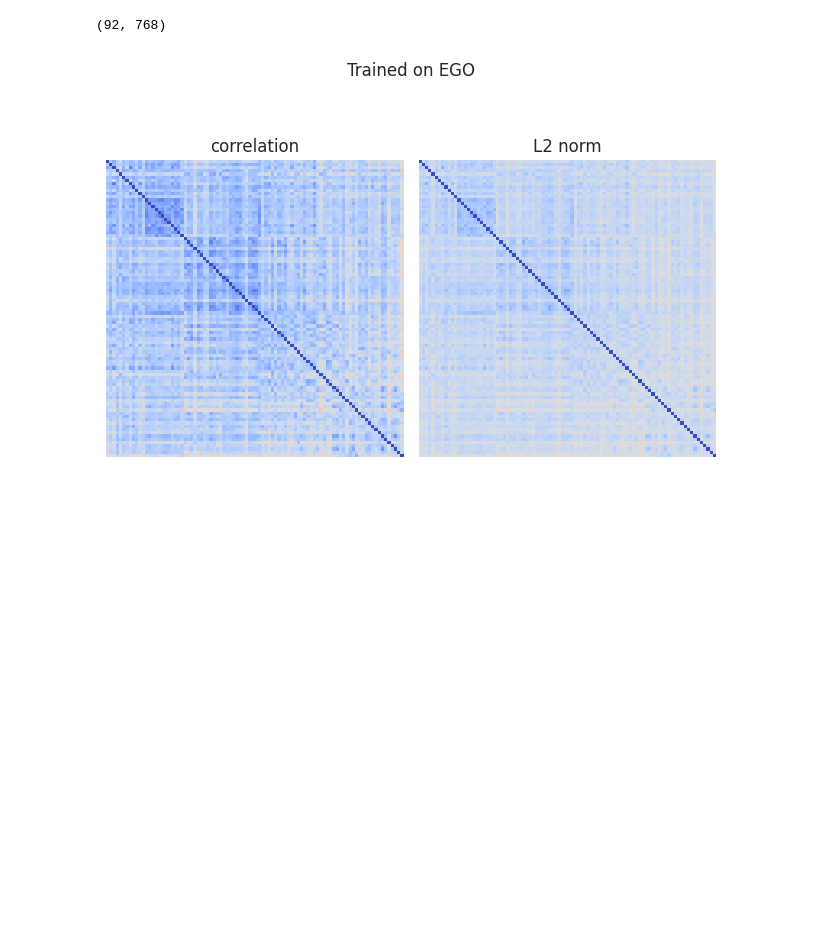
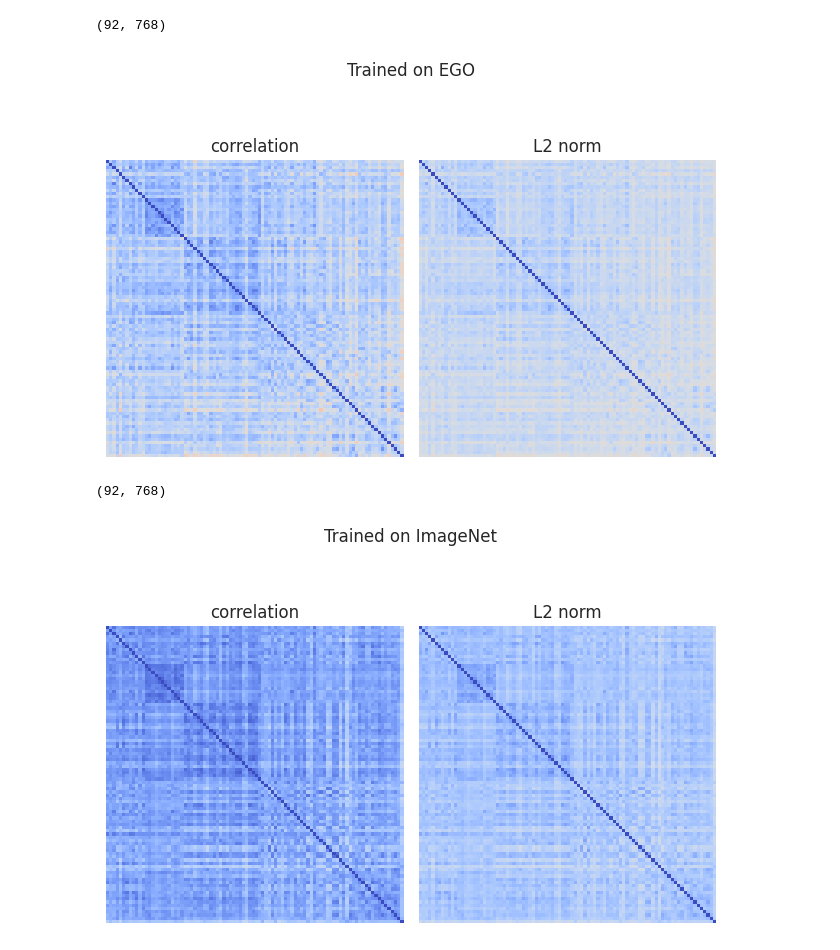
Before and after one commit to AlbanFlachot/SAYCam_Vs_EGO4D, a Jupyter notebook: Similarity_Analysis.ipynb, the cells around one changed output. Saved outputs shown, nothing was run; the diff lists cells and outputs as text; code cells hidden in the pictures; blank space fills up the shorter version.

Commit message:
Added ImageNet

```diff
--- a/Similarity_Analysis.ipynb
+++ b/Similarity_Analysis.ipynb
@@ -366,3 +367,63 @@ plt.show()
 fig.savefig('figures/RDM_ego.png', dpi=300, bbox_inches='tight')
 # %% [output]
 [figure]
+# %%
+### Paths to activations EGO
+path2activations = '/data/alban/activations/imagenet_hmIT_stimuli'
+cls_token = list()
+patch_token = list()
+for i, im in enumerate(listimages):
+    cls_token.append(np.load(join(path2activations, f'cls_token_{im[:-4]}.npy')))
+    patch_token.append(np.load(join(path2activations, f'patch_token_{im[:-4]}.npy')))
+cls_token = np.array(cls_token)
+patch_token = np.array(patch_token).reshape(3,-1)
+cls_token.shape
+# %% [output]
+(92, 768)
+# %%
+### Similarity matrices according to both metrics
+
+corr_cls = np.corrcoef(cls_token)
+corr_patch = np.corrcoef(patch_token)
+
+l2_cls = similarity_L2norm(cls_token)
+l2_patch = similarity_L2norm(patch_token)
+# %%
+
+fig, subs = plt.subplots(1,2)
+# Using a different colormap that goes from blue (similar) to red (dissimilar)
+sns.heatmap(1-corr_cls,
+            annot=False,
+            cmap='coolwarm',      # Blue to red colormap
+            square=True,
+            cbar=False,
+            #cbar_kws={'label': 'Dissimilarity'},
+            #fmt='.2f',
+            linewidths=0,
+            ax = subs[0],
+            vmin=0,               # Set minimum value for color scale
+            vmax=1)               # Set maximum value for color scale
+
+sns.heatmap(l2_cls,
+            annot=False,
+            cmap='coolwarm',      # Blue to red colormap
+            square=True,
+            cbar=False,
+            #cbar_kws={'label': 'Dissimilarity'},
+            #fmt='.2f',
+            linewidths=0,
+            ax = subs[1],
+            vmin=0,               # Set minimum value for color scale
+            vmax=2)            # Set maximum value for color scale, here sqrt(2)
+
+subs[0].set_title('correlation')
+subs[1].set_title('L2 norm')
+
+subs[0].axis('off')
+subs[1].axis('off')
+fig.suptitle('Trained on ImageNet')
+fig.tight_layout()
+plt.show()
+fig.savefig('figures/RDM_imagenet.png', dpi=300, bbox_inches='tight')
+# %% [output]
+[figure, added]
```
Also changed, not shown: parts of 4 cells of this notebook, 3 other files.
